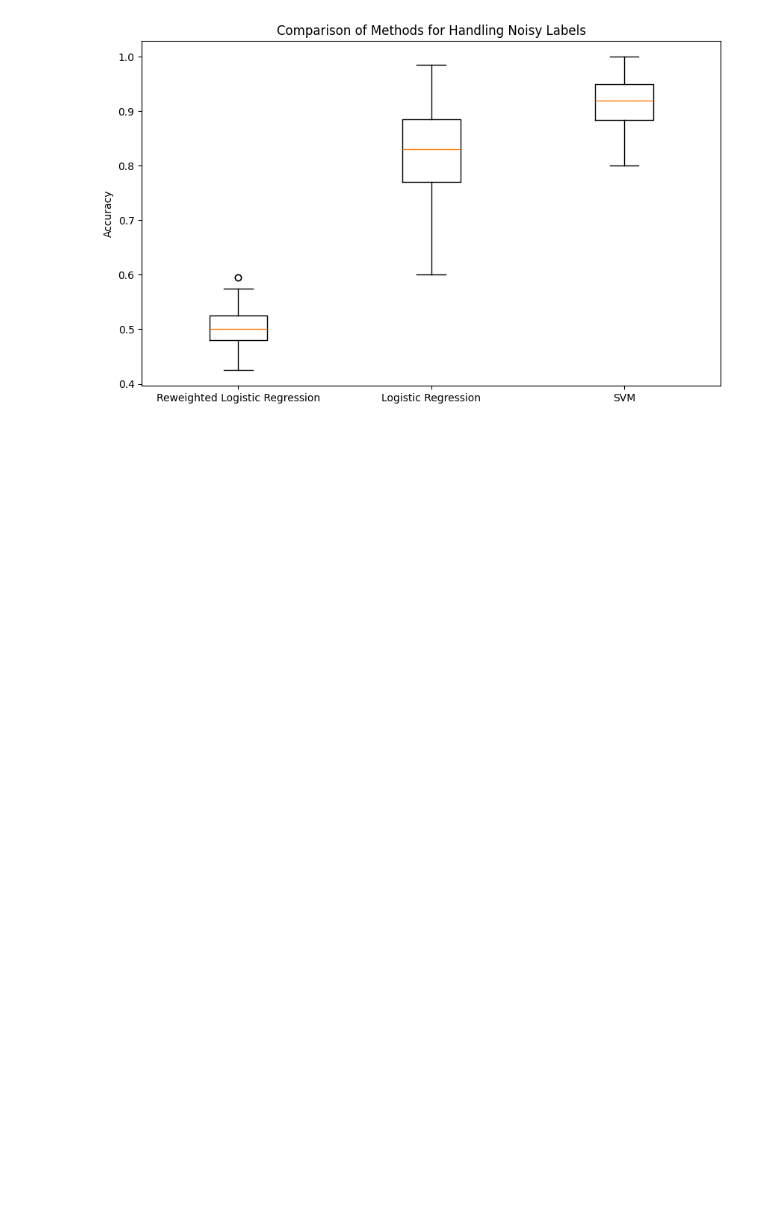
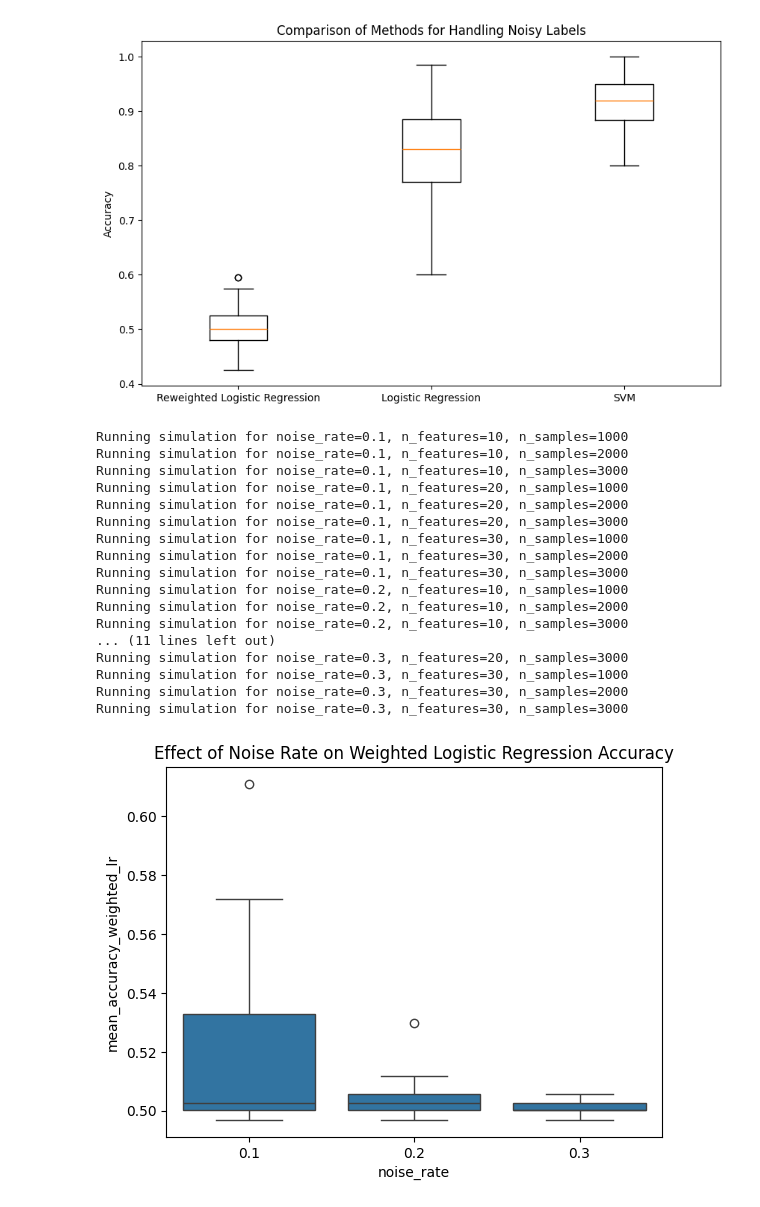
Before and after one commit to Bekona/Master_thesis, a Jupyter notebook: importance_reweighting.ipynb, the cells around one changed output. Drawn from its saved outputs; the diff is of its cells as text; code cells hidden in the pictures; blank space fills up the shorter version.

Commit message:
Effect on noise rate and implement on UCI Benchmark

```diff
--- a/importance_reweighting.ipynb
+++ b/importance_reweighting.ipynb
@@ -337,3 +337,72 @@ Weighted Logistic Regression - Mean accuracy: 0.5024, Standard deviation: 0.0340
 Unweighted Logistic Regression - Mean accuracy: 0.8187, Standard deviation: 0.0795
 SVM - Mean accuracy: 0.9143, Standard deviation: 0.0417
 [figure]
+# %%
+def simulation_study_multiple_configs(noise_rates, n_features_list, n_samples_list, n_datasets=100, test_size=0.2, seed=None):
+    results = []
+
+    for noise_rate in noise_rates:
+        for n_features in n_features_list:
+            for n_samples in n_samples_list:
+                print(f"Running simulation for noise_rate={noise_rate}, n_features={n_features}, n_samples={n_samples}")
+
+                accuracies_weighted_lr, accuracies_unweighted_lr, accuracies_svm = simulation_study(
+                    n_datasets=n_datasets,
+                    n_samples=n_samples,
+                    n_features=n_features,
+                    noise_rate=noise_rate,
+                    test_size=test_size,
+                    seed=seed
+                )
+
+                # Store the results with the corresponding parameters
+                results.append({
+                    'noise_rate': noise_rate,
+                    'n_features': n_features,
+                    'n_samples': n_samples,
+                    'mean_accuracy_weighted_lr': np.mean(accuracies_weighted_lr),
+                    'std_accuracy_weighted_lr': np.std(accuracies_weighted_lr),
+                    'mean_accuracy_unweighted_lr': np.mean(accuracies_unweighted_lr),
+                    'std_accuracy_unweighted_lr': np.std(accuracies_unweighted_lr),
+                    'mean_accuracy_svm': np.mean(accuracies_svm),
+                    'std_accuracy_svm': np.std(accuracies_svm)
+                })
+
+    return results
+
+
+noise_rates = [0.1, 0.2, 0.3]
+n_features_list = [10, 20, 30]
+n_samples_list = [1000, 2000, 3000]
+
+results = simulation_study_multiple_configs(noise_rates, n_features_list, n_samples_list, n_datasets=100, seed=42)
+
+import pandas as pd
+import seaborn as sns
+
+# Convert results to DataFrame for easier analysis
+df_results = pd.DataFrame(results)
+
+# Example of how to visualize the effect of noise rate on accuracy
+sns.boxplot(x='noise_rate', y='mean_accuracy_weighted_lr', data=df_results)
+plt.title("Effect of Noise Rate on Weighted Logistic Regression Accuracy")
+plt.show()
+# %% [output]
+Running simulation for noise_rate=0.1, n_features=10, n_samples=1000
+Running simulation for noise_rate=0.1, n_features=10, n_samples=2000
+Running simulation for noise_rate=0.1, n_features=10, n_samples=3000
+Running simulation for noise_rate=0.1, n_features=20, n_samples=1000
+Running simulation for noise_rate=0.1, n_features=20, n_samples=2000
+Running simulation for noise_rate=0.1, n_features=20, n_samples=3000
+Running simulation for noise_rate=0.1, n_features=30, n_samples=1000
+Running simulation for noise_rate=0.1, n_features=30, n_samples=2000
+Running simulation for noise_rate=0.1, n_features=30, n_samples=3000
+Running simulation for noise_rate=0.2, n_features=10, n_samples=1000
+Running simulation for noise_rate=0.2, n_features=10, n_samples=2000
+Running simulation for noise_rate=0.2, n_features=10, n_samples=3000
+... (11 lines left out)
+Running simulation for noise_rate=0.3, n_features=20, n_samples=3000
+Running simulation for noise_rate=0.3, n_features=30, n_samples=1000
+Running simulation for noise_rate=0.3, n_features=30, n_samples=2000
+Running simulation for noise_rate=0.3, n_features=30, n_samples=3000
+[figure, added]
```
Also changed, not shown: parts of 2 cells of this notebook, 2 other files.
